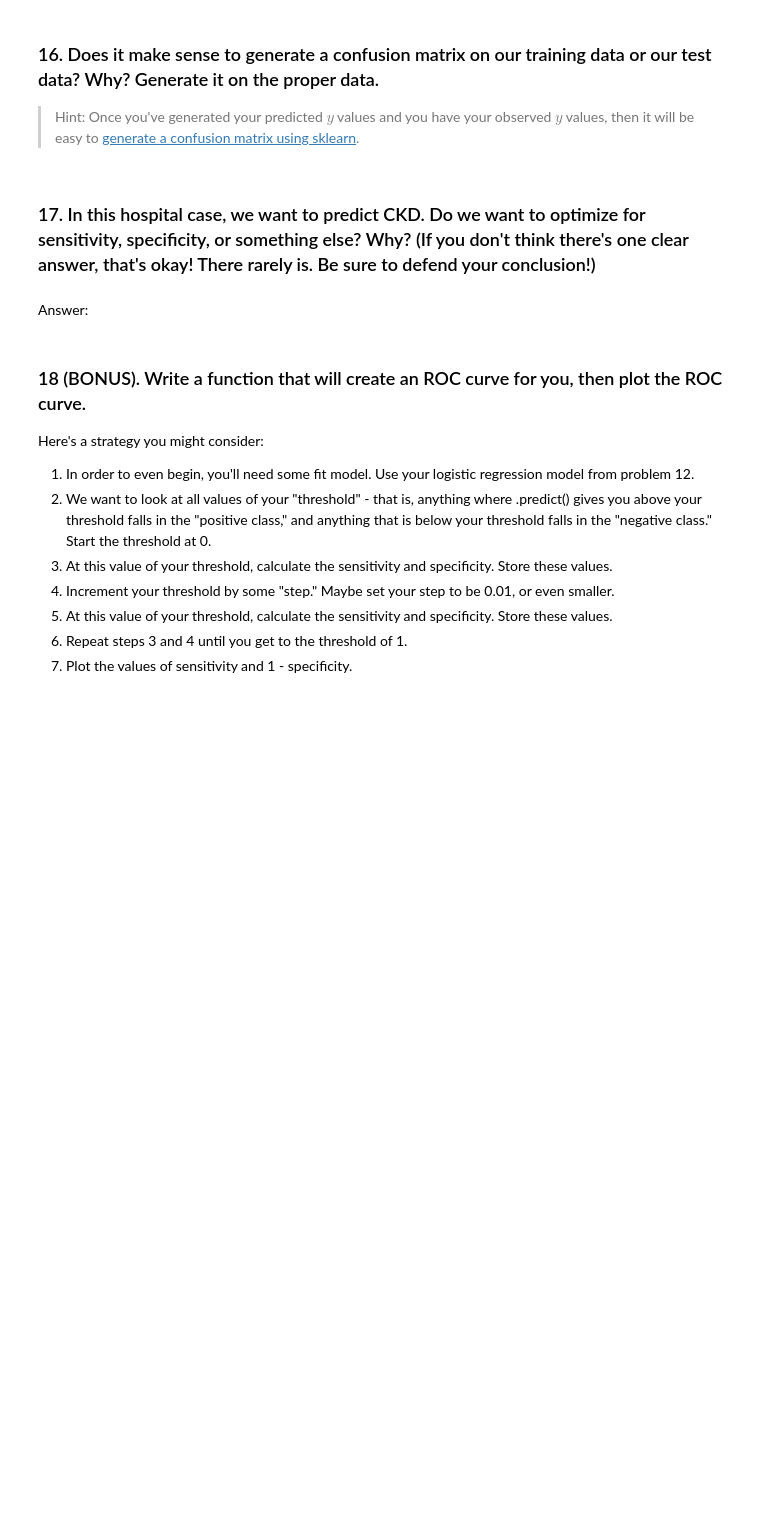
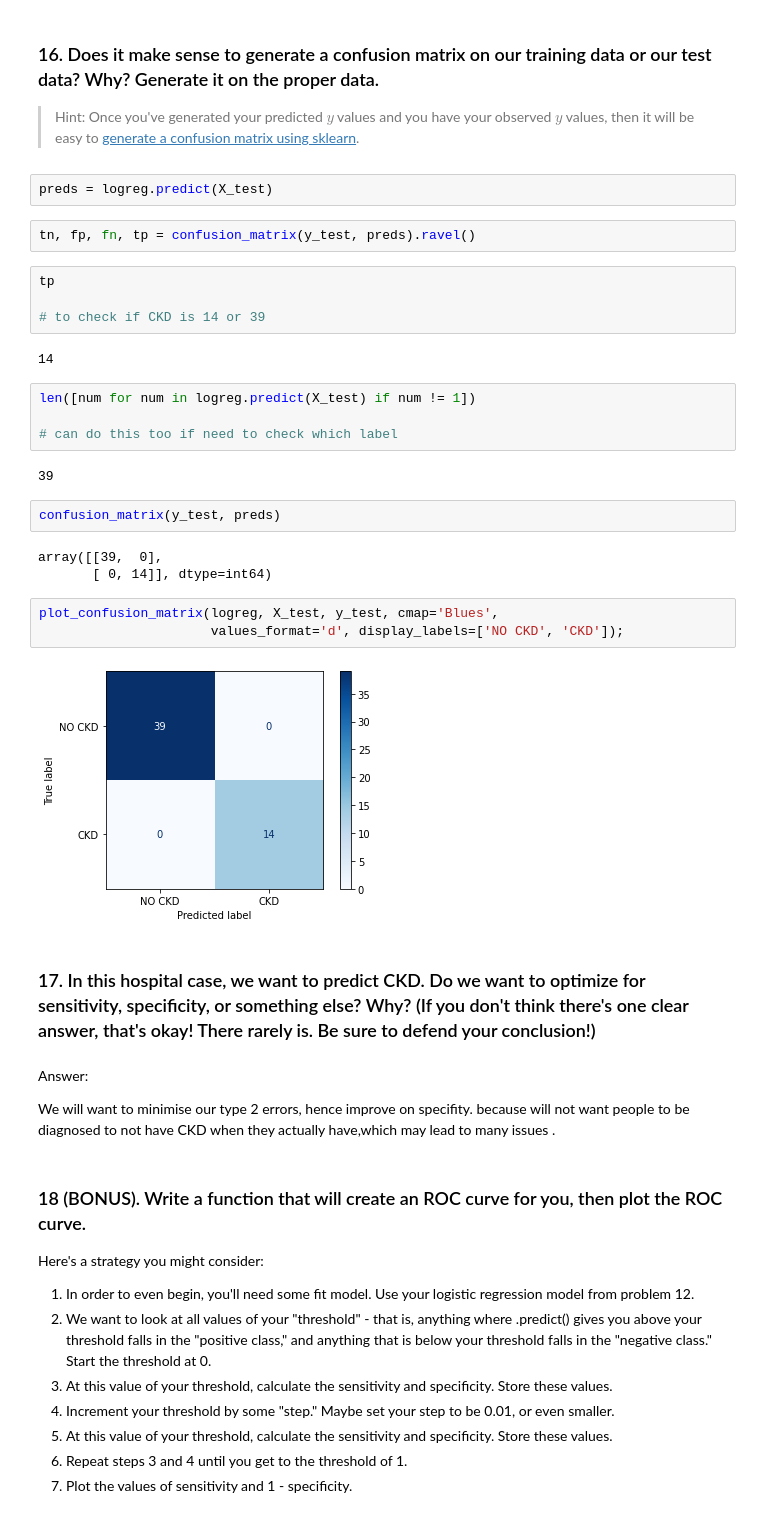
Before and after one commit to msamhz/GA-Lessons, a Jupyter notebook: 4_02-lab-classification-model-evaluation/starter-code.ipynb, the cells around one changed output. Drawn from its saved outputs; the diff is of its cells as text; blank space fills up the shorter version.

```diff
--- a/4_02-lab-classification-model-evaluation/starter-code.ipynb
+++ b/4_02-lab-classification-model-evaluation/starter-code.ipynb
@@ -369,10 +376,38 @@ Answer:
 ### 16. Does it make sense to generate a confusion matrix on our training data or our test data? Why? Generate it on the proper data.
 
 > Hint: Once you've generated your predicted $y$ values and you have your observed $y$ values, then it will be easy to [generate a confusion matrix using sklearn](http://scikit-learn.org/stable/modules/generated/sklearn.metrics.confusion_matrix.html).
+# %%
+preds = logreg.predict(X_test)
+# %%
+tn, fp, fn, tp = confusion_matrix(y_test, preds).ravel()
+# %%
+tp
+
+# to check if CKD is 14 or 39
+# %% [output]
+14
+# %%
+len([num for num in logreg.predict(X_test) if num != 1])
+
+# can do this too if need to check which label
+# %% [output]
+39
+# %%
+confusion_matrix(y_test, preds)
+# %% [output]
+array([[39,  0],
+       [ 0, 14]], dtype=int64)
+# %%
+plot_confusion_matrix(logreg, X_test, y_test, cmap='Blues',
+                      values_format='d', display_labels=['NO CKD', 'CKD']);
+# %% [output]
+[figure, added]
 # %% [markdown]
 ### 17. In this hospital case, we want to predict CKD. Do we want to optimize for sensitivity, specificity, or something else? Why? (If you don't think there's one clear answer, that's okay! There rarely is. Be sure to defend your conclusion!)
-# %% [markdown]
-Answer:
+# %% [markdown]
+Answer:
+
+We will want to minimise our type 2 errors, hence improve on specifity. because will not want people to be diagnosed to not have CKD when they actually have,which may lead to many issues .
 # %% [markdown]
 ### 18 (BONUS). Write a function that will create an ROC curve for you, then plot the ROC curve.
 
```
Also changed, not shown: parts of 16 cells of this notebook, 1 other file.
